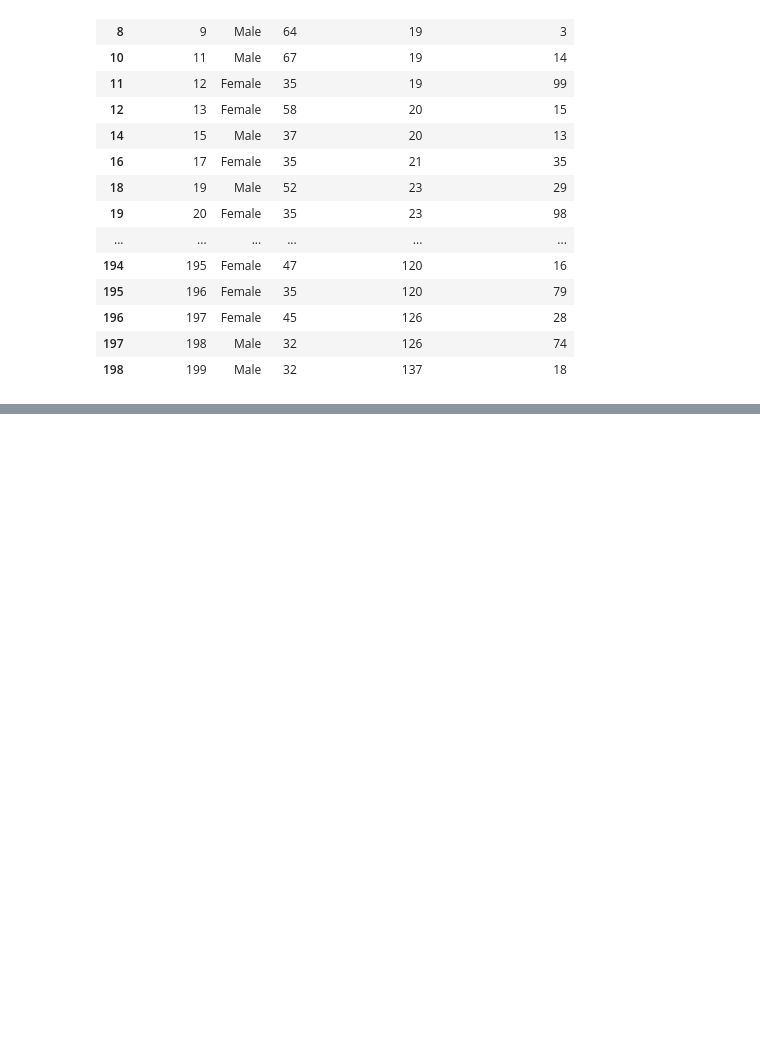
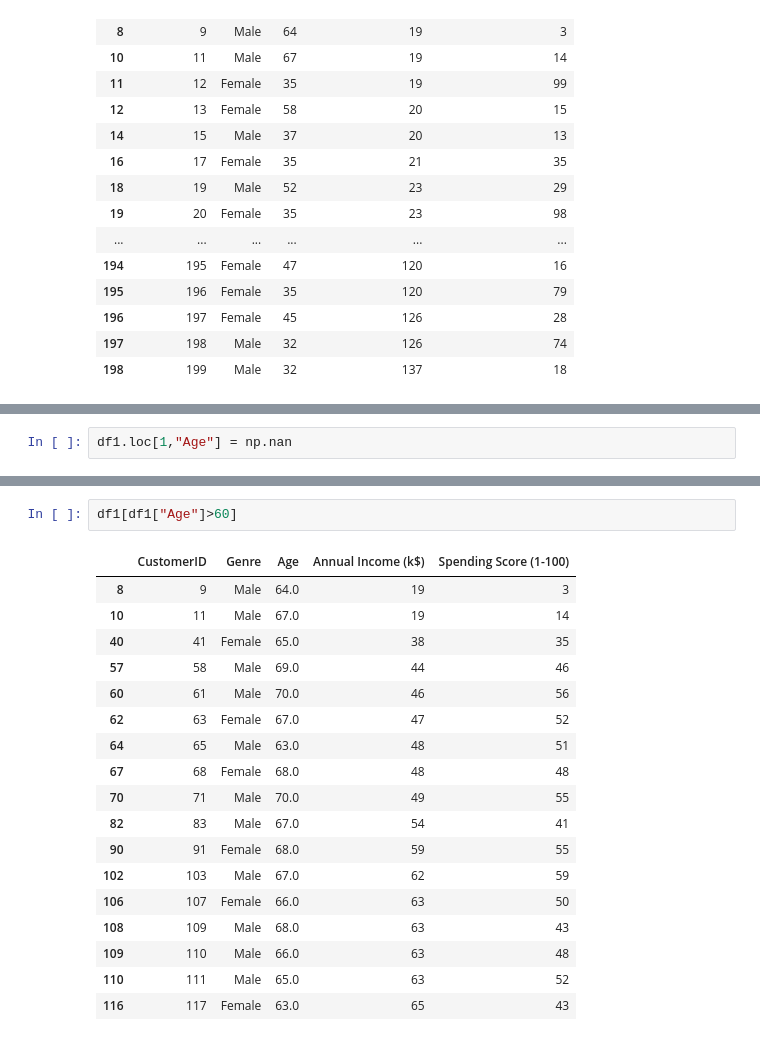
Before and after one commit to Ishika127/45_Days_Training, a Jupyter notebook: pandas/Data_preprocessing.ipynb, the cells around one changed output, grey strips where cells are left out. Saved outputs shown, nothing was run; the diff lists cells and outputs as text; blank space fills up the shorter version.

```diff
--- a/pandas/Data_preprocessing.ipynb
+++ b/pandas/Data_preprocessing.ipynb
@@ -231,0 +247,2 @@ df[df["Age"] > 30]
+# %%
+df1.loc[1,"Age"] = np.nan
@@ -231,0 +428,21 @@ df[df["Age"] > 30]
+# %%
+df1[df1["Age"]>60]
+# %% [output]
+|  | CustomerID | Genre | Age | Annual Income (k$) | Spending Score (1-100) |
+| 8 | 9 | Male | 64.0 | 19 | 3 |
+| 10 | 11 | Male | 67.0 | 19 | 14 |
+| 40 | 41 | Female | 65.0 | 38 | 35 |
+| 57 | 58 | Male | 69.0 | 44 | 46 |
+| 60 | 61 | Male | 70.0 | 46 | 56 |
+| 62 | 63 | Female | 67.0 | 47 | 52 |
+| 64 | 65 | Male | 63.0 | 48 | 51 |
+| 67 | 68 | Female | 68.0 | 48 | 48 |
+| 70 | 71 | Male | 70.0 | 49 | 55 |
+| 82 | 83 | Male | 67.0 | 54 | 41 |
+| 90 | 91 | Female | 68.0 | 59 | 55 |
+| 102 | 103 | Male | 67.0 | 62 | 59 |
+| 106 | 107 | Female | 66.0 | 63 | 50 |
+| 108 | 109 | Male | 68.0 | 63 | 43 |
+| 109 | 110 | Male | 66.0 | 63 | 48 |
+| 110 | 111 | Male | 65.0 | 63 | 52 |
+| 116 | 117 | Female | 63.0 | 65 | 43 |
```
Also changed, not shown: parts of 23 cells of this notebook, 13 other files.
